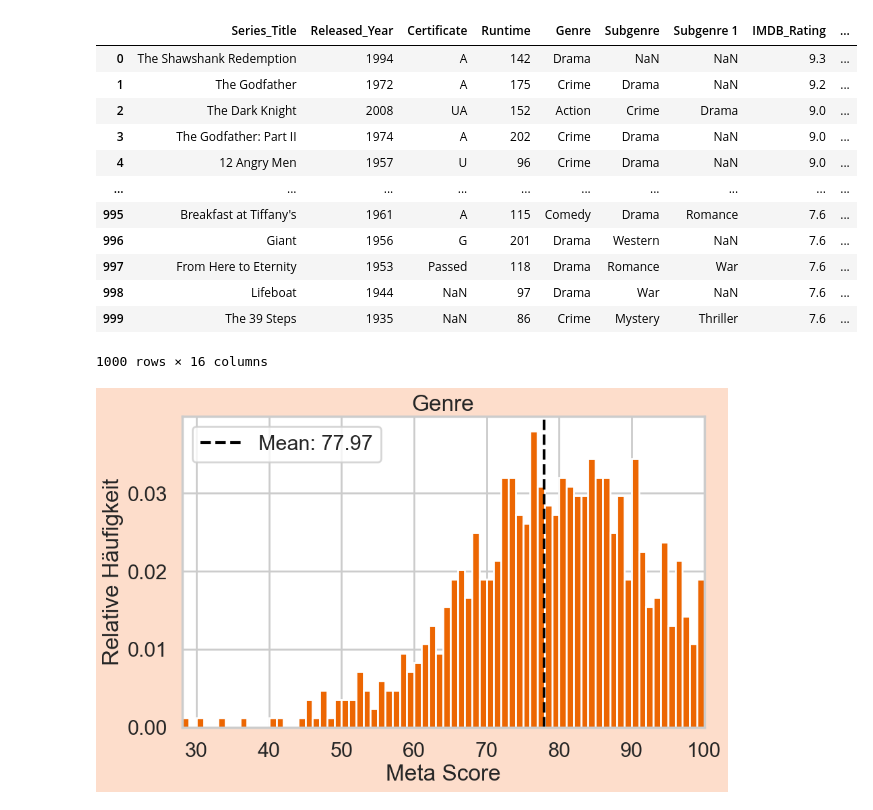
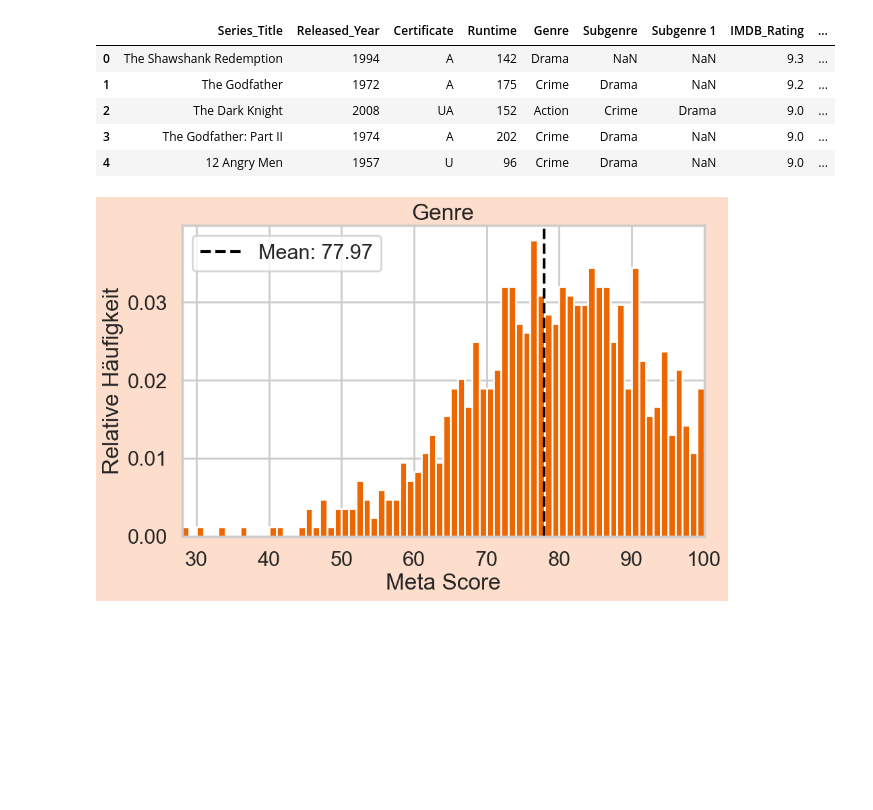
Before and after one commit to mib1213/ScientificPoster, a Jupyter notebook: movies.ipynb, the cells around one changed output. Saved outputs shown, nothing was run; the diff lists cells and outputs as text; code cells hidden in the pictures; blank space fills up the shorter version.

```diff
--- a/movies.ipynb
+++ b/movies.ipynb
@@ -11,19 +17,12 @@ RANDOM_SEED = 42
 # %%
 df = pd.read_csv('data/movies_data.csv')
 
-df
+df.head()
 # %% [output]
 |  | Series_Title | Released_Year | Certificate | Runtime | Genre | Subgenre | Subgenre 1 | IMDB_Rating | ... |
 | 0 | The Shawshank Redemption | 1994 | A | 142 | Drama | NaN | NaN | 9.3 | ... |
 | 1 | The Godfather | 1972 | A | 175 | Crime | Drama | NaN | 9.2 | ... |
 | 2 | The Dark Knight | 2008 | UA | 152 | Action | Crime | Drama | 9.0 | ... |
 | 3 | The Godfather: Part II | 1974 | A | 202 | Crime | Drama | NaN | 9.0 | ... |
 | 4 | 12 Angry Men | 1957 | U | 96 | Crime | Drama | NaN | 9.0 | ... |
-| ... | ... | ... | ... | ... | ... | ... | ... | ... | ... |
-| 995 | Breakfast at Tiffany's | 1961 | A | 115 | Comedy | Drama | Romance | 7.6 | ... |
-| 996 | Giant | 1956 | G | 201 | Drama | Western | NaN | 7.6 | ... |
-| 997 | From Here to Eternity | 1953 | Passed | 118 | Drama | Romance | War | 7.6 | ... |
-| 998 | Lifeboat | 1944 | NaN | 97 | Drama | War | NaN | 7.6 | ... |
-| 999 | The 39 Steps | 1935 | NaN | 86 | Crime | Mystery | Thriller | 7.6 | ... |
-1000 rows × 16 columns
 # %%
```
Also changed, not shown: parts of 16 cells of this notebook.
